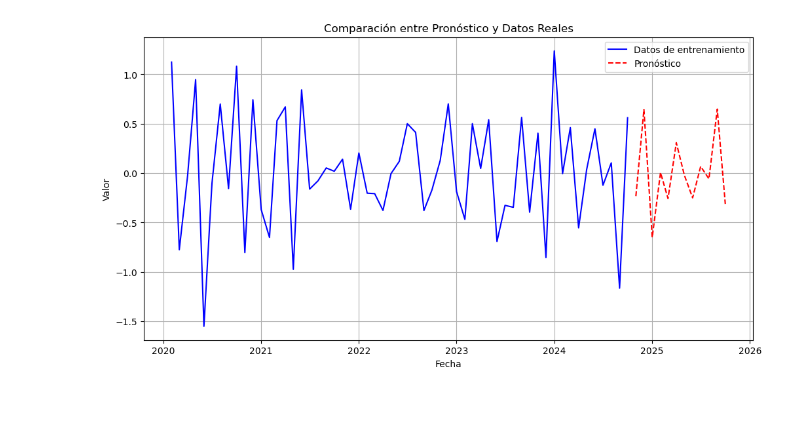
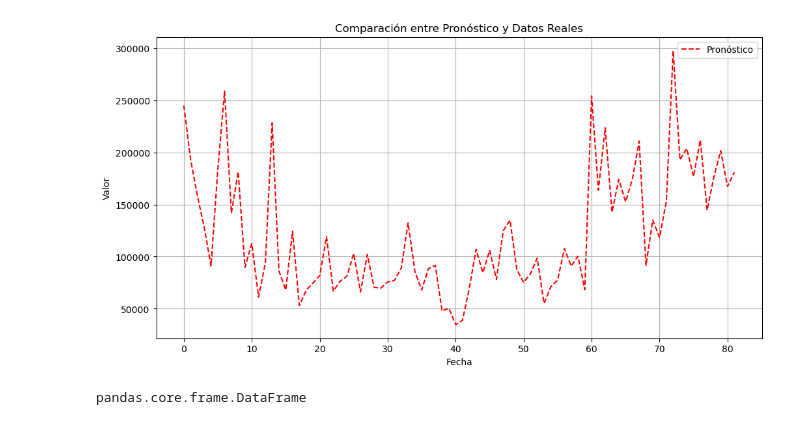
Before and after one commit to snmSebastian/Forecast, a Jupyter notebook: prueba.ipynb, the cells around one changed output. Cells and saved outputs as stored; diff of their text form; code cells hidden in the pictures.

Commit message:
Sarimax: se logro realizar la transformacion inversa para obtener las predicciones segun la escala de la serie original

```diff
--- a/prueba.ipynb
+++ b/prueba.ipynb
@@ -1,21 +1,13 @@
 # %%
-from data import historical_sales,data_model
+from data import historical_sales
 from preprocessing import time_serie,preprocess_series
-#from models import model_sarimax
-
 ruta=r'/home/sebastian/Documentos/programas/Forescast Work/sales_historical.csv'
-df_sales_and_product= historical_sales(ruta)
-df_filtrado = df_sales_and_product[
-            (df_sales_and_product['Country'] == 'Mexico')
-            &(df_sales_and_product['Category Group'] == 'Pliers')
-            ]
-df_grouped = (
-                    df_filtrado
-                    .groupby(df_filtrado['Date'].dt.to_period('M'))['Total Sales']
-                    .sum()
-                    .reset_index()
-                )
-df_grouped['Date'] = df_grouped['Date'].dt.to_timestamp()
-serie = df_grouped.set_index('Date')['Total Sales']
-serie = serie.asfreq('MS')
+df_SalesAndProduct=historical_sales(ruta)
+lst_category=['Pliers']
+filtros={
+    'Country':'Mexico',
+    'Category Group':lst_category
+}
+series_sales_dict,series_dict=time_serie(df_SalesAndProduct, filtros)
+serie=series_dict['Pliers']
 # %% [output]
@@ -23,4 +15 @@ Se ejecuto correctamenteHistoricalSales
 -------------------------------------------------------------------------------
-# %%
-from preprocessing import preprocess_series
-serie=preprocess_series(serie)
@@ -89,14 +44,18 @@ final model
 # %%
 from packages import plt
  # Gráfico de comparación
 plt.figure(figsize=(12, 6))
-plt.plot(serie, label='Datos de entrenamiento', color='blue')
-plt.plot(predicciones, label='Pronóstico', color='red', linestyle='dashed')
+#plt.plot(serie, label='Datos de entrenamiento', color='blue')
+plt.plot(predicciones['venta'], label='Pronóstico', color='red', linestyle='dashed')
 plt.legend()
 plt.title('Comparación entre Pronóstico y Datos Reales')
 plt.xlabel('Fecha')
 plt.ylabel('Valor')
 plt.grid()
 plt.show()
 # %% [output]
-[figure, old version]
+[figure, new version]
+# %%
+type(predicciones)
+# %% [output]
+pandas.core.frame.DataFrame
```
Also changed, not shown: parts of 12 cells of this notebook, 8 other files.
